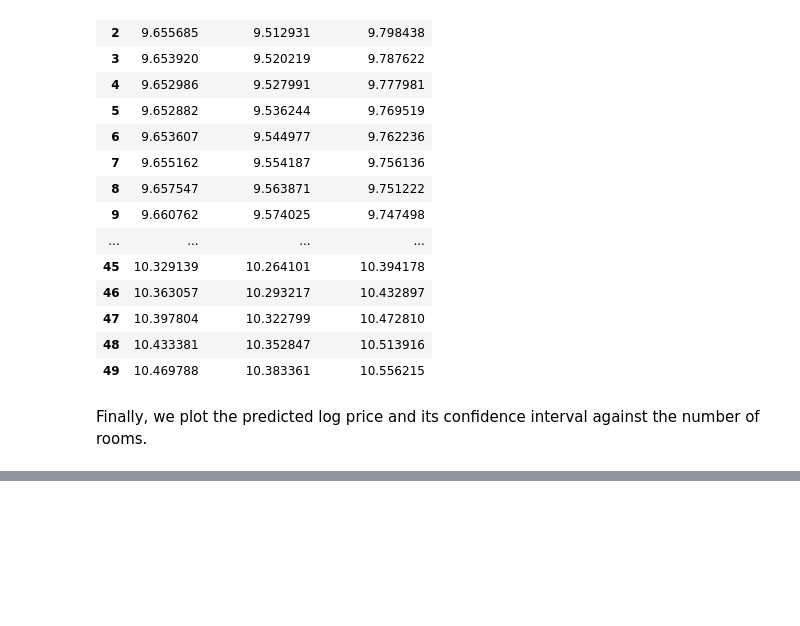
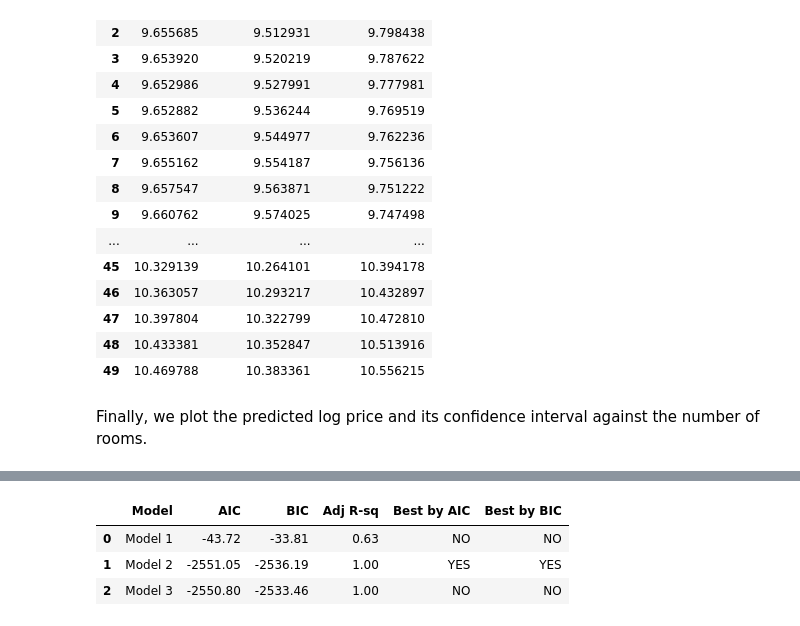
Before and after one commit to jhu-aap-econ/merino, a Jupyter notebook: notebooks/Ch6. MRA - Further Issues.ipynb, the cells around one changed output, grey strips where cells are left out. Saved outputs shown, nothing was run; the diff lists cells and outputs as text; code cells hidden in the pictures; blank space fills up the shorter version.

```diff
--- a/notebooks/Ch6. MRA - Further Issues.ipynb
+++ b/notebooks/Ch6. MRA - Further Issues.ipynb
@@ -769,0 +871,21 @@ The plot visually represents the inverted U-shaped relationship between the numb
+# %%
+# Calculate AIC and BIC for models
+model_selection = pd.DataFrame({
+    'Model': ['Model 1', 'Model 2', 'Model 3'],
+    'AIC': [model1.aic, model2.aic, model3.aic],
+    'BIC': [model1.bic, model2.bic, model3.bic],
+    'Adj R-sq': [model1.rsquared_adj, model2.rsquared_adj, model3.rsquared_adj],
+    'Best by AIC': ['YES' if model1.aic == min([model1.aic, model2.aic, model3.aic]) else 'NO',
+                     'YES' if model2.aic == min([model1.aic, model2.aic, model3.aic]) else 'NO',
+                     'YES' if model3.aic == min([model1.aic, model2.aic, model3.aic]) else 'NO'],
+    'Best by BIC': ['YES' if model1.bic == min([model1.bic, model2.bic, model3.bic]) else 'NO',
+                     'YES' if model2.bic == min([model1.bic, model2.bic, model3.bic]) else 'NO',
+                     'YES' if model3.bic == min([model1.bic, model2.bic, model3.bic]) else 'NO']
+})
+
+display(model_selection.round(2))
+# %% [output]
+|  | Model | AIC | BIC | Adj R-sq | Best by AIC | Best by BIC |
+| 0 | Model 1 | -43.72 | -33.81 | 0.63 | NO | NO |
+| 1 | Model 2 | -2551.05 | -2536.19 | 1.00 | YES | YES |
+| 2 | Model 3 | -2550.80 | -2533.46 | 1.00 | NO | NO |
```
Also changed, not shown: parts of 17 cells of this notebook, 53 other files.
